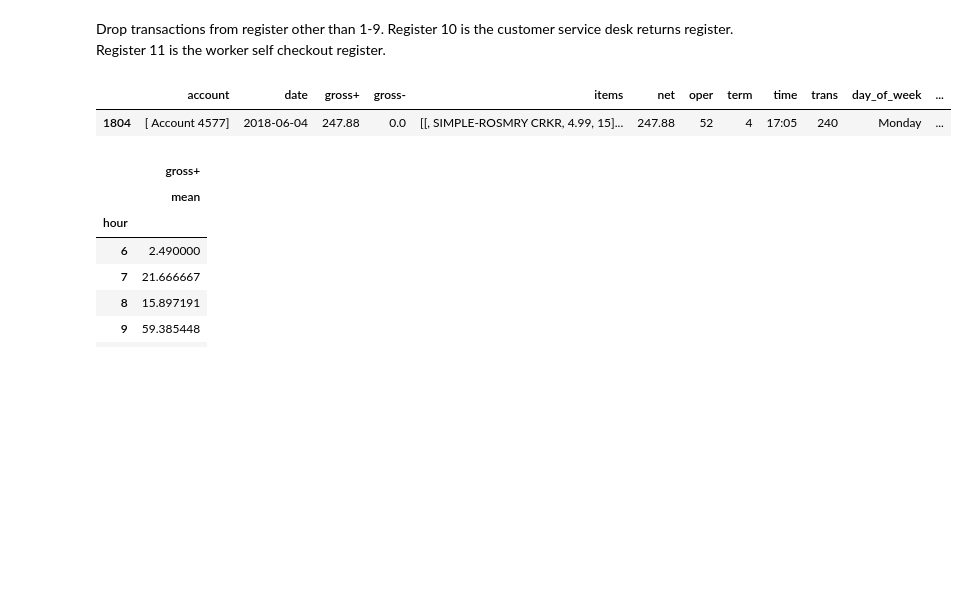
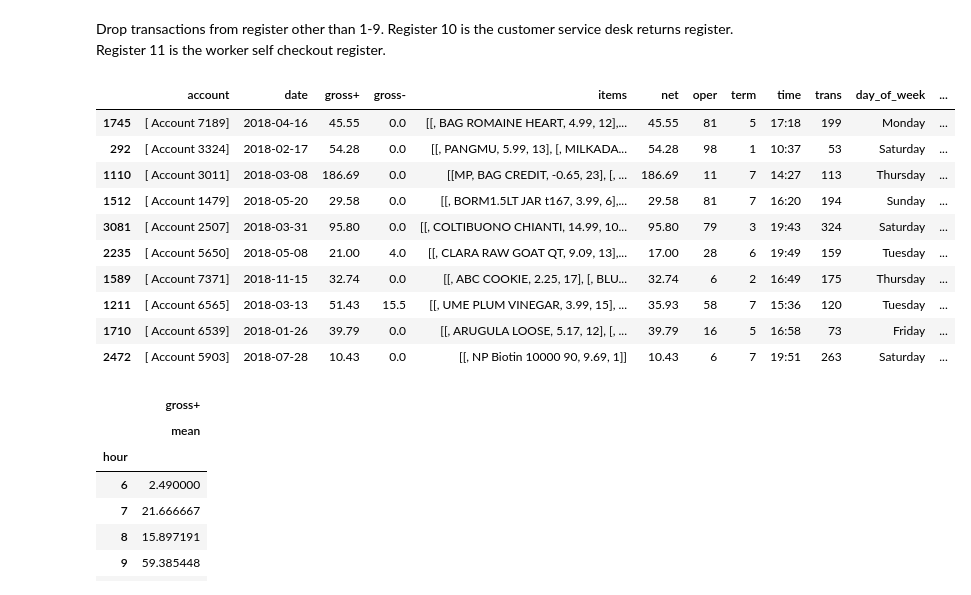
Before and after one commit to pablokimon/Latent_Customers, a Jupyter notebook: ReverseEngineeringShoppingListsByItems.ipynb, the cells around one changed output. Saved outputs shown, nothing was run; the diff lists cells and outputs as text; code cells hidden in the pictures; blank space fills up the shorter version.

```diff
--- a/ReverseEngineeringShoppingListsByItems.ipynb
+++ b/ReverseEngineeringShoppingListsByItems.ipynb
@@ -76,10 +76,19 @@ import time
 # %%
 df = pickle.load(open('./data/pickles/df2018.p','rb'))
 # %%
-df.sample()
+df.sample(10)
 # %% [output]
 |  | account | date | gross+ | gross- | items | net | oper | term | time | trans | day_of_week | ... |
-| 1804 | [ Account 4577] | 2018-06-04 | 247.88 | 0.0 | [[, SIMPLE-ROSMRY CRKR, 4.99, 15]... | 247.88 | 52 | 4 | 17:05 | 240 | Monday | ... |
+| 1745 | [ Account 7189] | 2018-04-16 | 45.55 | 0.0 | [[, BAG ROMAINE HEART, 4.99, 12],... | 45.55 | 81 | 5 | 17:18 | 199 | Monday | ... |
+| 292 | [ Account 3324] | 2018-02-17 | 54.28 | 0.0 | [[, PANGMU, 5.99, 13], [, MILKADA... | 54.28 | 98 | 1 | 10:37 | 53 | Saturday | ... |
+| 1110 | [ Account 3011] | 2018-03-08 | 186.69 | 0.0 | [[MP, BAG CREDIT, -0.65, 23], [, ... | 186.69 | 11 | 7 | 14:27 | 113 | Thursday | ... |
+| 1512 | [ Account 1479] | 2018-05-20 | 29.58 | 0.0 | [[, BORM1.5LT JAR t167, 3.99, 6],... | 29.58 | 81 | 7 | 16:20 | 194 | Sunday | ... |
+| 3081 | [ Account 2507] | 2018-03-31 | 95.80 | 0.0 | [[, COLTIBUONO CHIANTI, 14.99, 10... | 95.80 | 79 | 3 | 19:43 | 324 | Saturday | ... |
+| 2235 | [ Account 5650] | 2018-05-08 | 21.00 | 4.0 | [[, CLARA RAW GOAT QT, 9.09, 13],... | 17.00 | 28 | 6 | 19:49 | 159 | Tuesday | ... |
+| 1589 | [ Account 7371] | 2018-11-15 | 32.74 | 0.0 | [[, ABC COOKIE, 2.25, 17], [, BLU... | 32.74 | 6 | 2 | 16:49 | 175 | Thursday | ... |
+| 1211 | [ Account 6565] | 2018-03-13 | 51.43 | 15.5 | [[, UME PLUM VINEGAR, 3.99, 15], ... | 35.93 | 58 | 7 | 15:36 | 120 | Tuesday | ... |
+| 1710 | [ Account 6539] | 2018-01-26 | 39.79 | 0.0 | [[, ARUGULA LOOSE, 5.17, 12], [, ... | 39.79 | 16 | 5 | 16:58 | 73 | Friday | ... |
+| 2472 | [ Account 5903] | 2018-07-28 | 10.43 | 0.0 | [[, NP Biotin 10000 90, 9.69, 1]] | 10.43 | 6 | 7 | 19:51 | 263 | Saturday | ... |
 # %%
 df[['hour','gross+']].groupby(['hour']).agg(['mean'])
 # %% [output]
```
Also changed, not shown: parts of 4 cells of this notebook, 3 other files.
